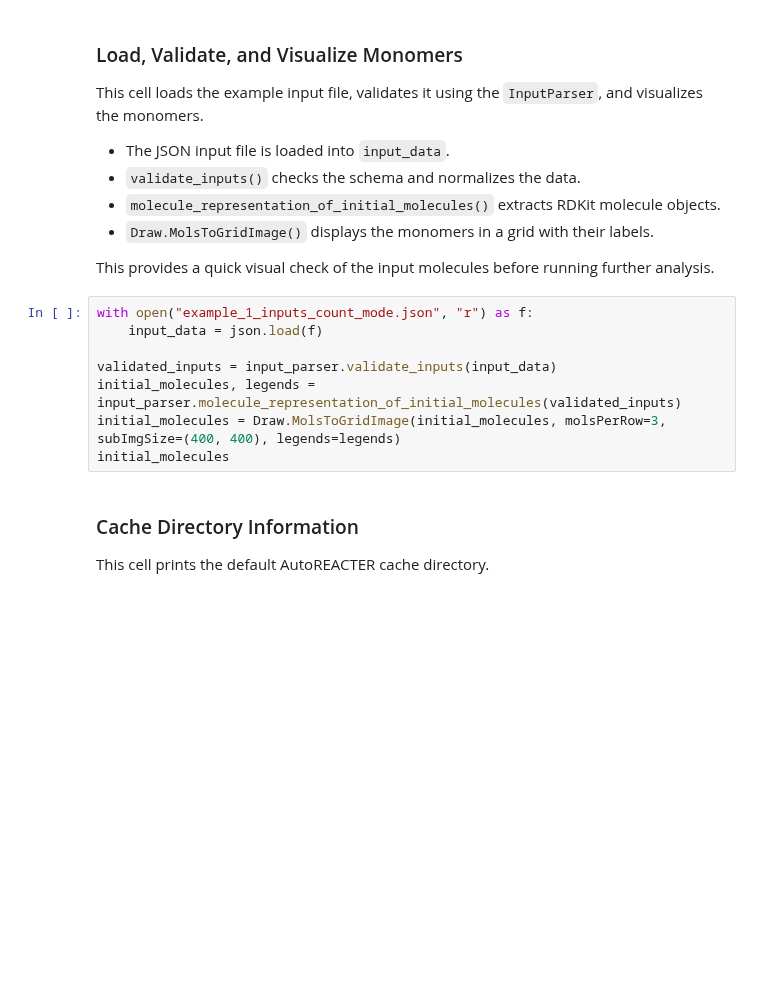
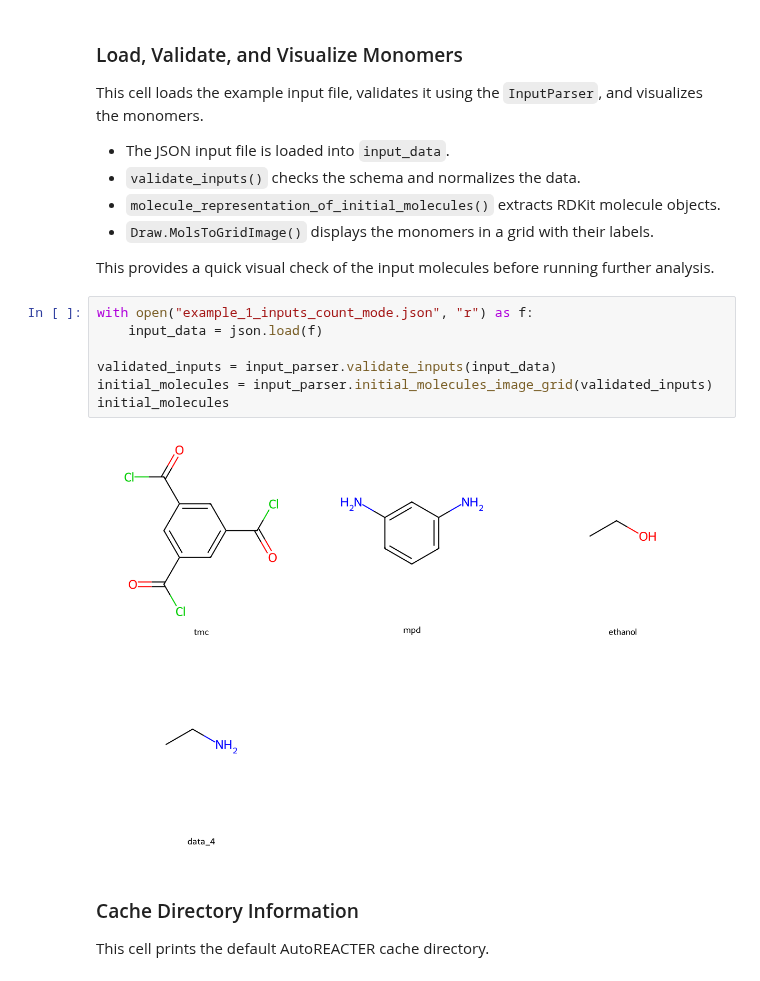
Before and after one commit to NanoCIPHER-Lab/AutoREACTER, a Jupyter notebook: examples/example_1.ipynb, the cells around one changed output. Saved outputs shown, nothing was run; the diff lists cells and outputs as text; blank space fills up the shorter version.

```diff
--- a/examples/example_1.ipynb
+++ b/examples/example_1.ipynb
@@ -52,11 +64,12 @@ This provides a quick visual check of the input molecules before running further
 # %%
 with open("example_1_inputs_count_mode.json", "r") as f:
     input_data = json.load(f)
 
 validated_inputs = input_parser.validate_inputs(input_data)
-initial_molecules, legends = input_parser.molecule_representation_of_initial_molecules(validated_inputs)
-initial_molecules = Draw.MolsToGridImage(initial_molecules, molsPerRow=3, subImgSize=(400, 400), legends=legends)
+initial_molecules = input_parser.initial_molecules_image_grid(validated_inputs)
 initial_molecules
+# %% [output]
+[figure, added]
 # %% [markdown]
 ### Cache Directory Information
 
```
Also changed, not shown: parts of 11 cells of this notebook, 4 other files.
